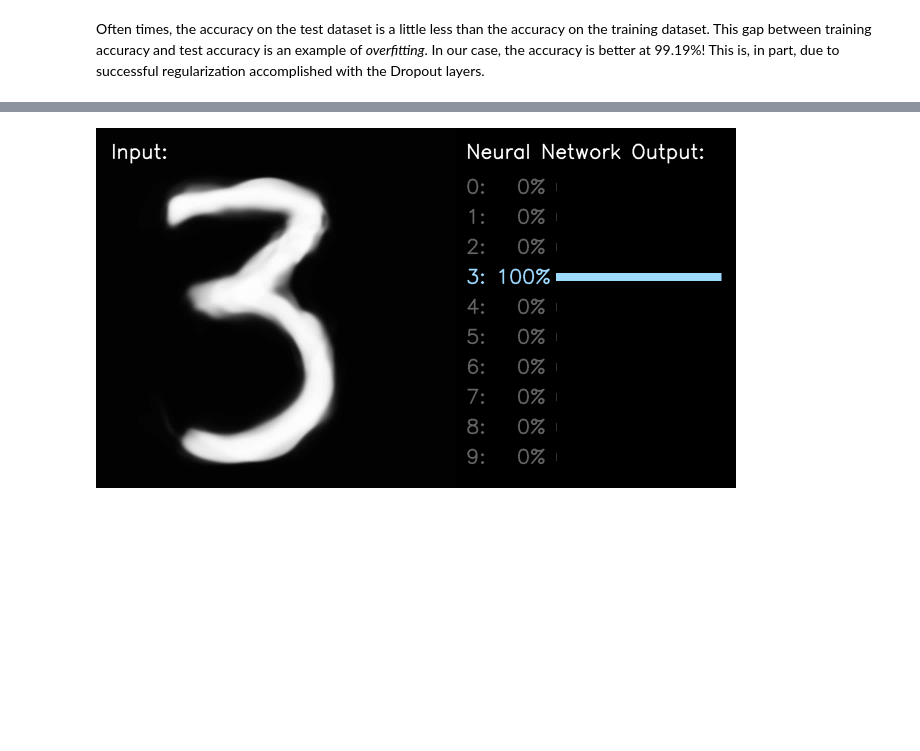
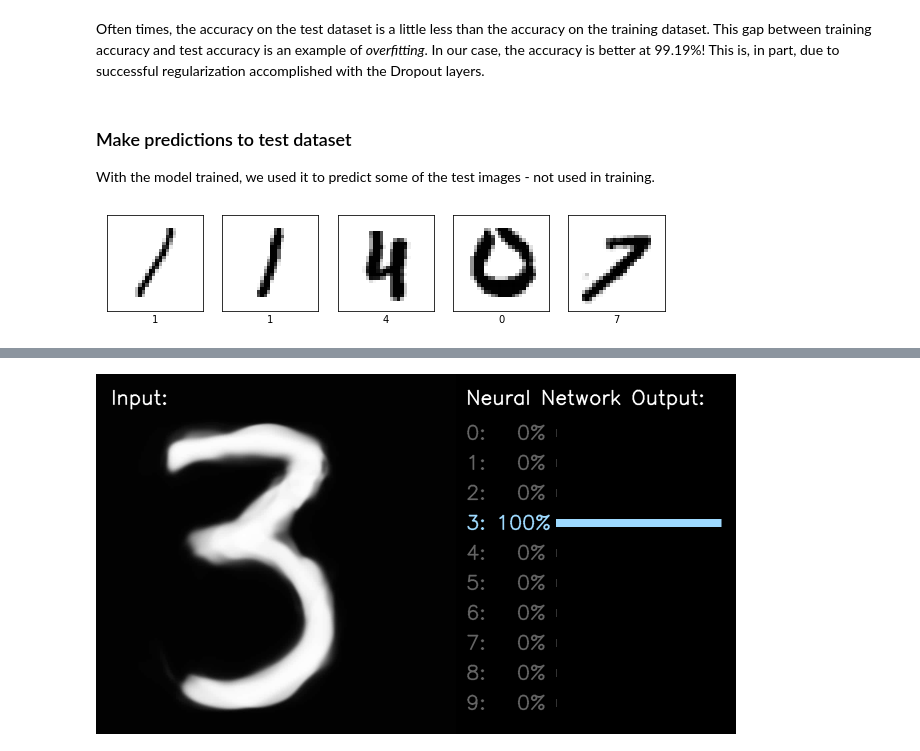
Before and after one commit to ricds/DL_RS_GEE, a Jupyter notebook: tutorial_deep_learning_basics_MITmod.ipynb, the cells around one changed output, grey strips where cells are left out. Cells and saved outputs as stored; diff of their text form; code cells hidden in the pictures; blank space fills up the shorter version.

```diff
--- a/tutorial_deep_learning_basics_MITmod.ipynb
+++ b/tutorial_deep_learning_basics_MITmod.ipynb
@@ -300,7 +300,7 @@ Training the neural network model requires the following steps:
 To start training,  call the `model.fit` method—the model is "fit" to the training data:
 # %%
 import math
-history = model.fit(train_images, train_labels, epochs=5, steps_per_epoch = math.floor(70000/32))
+history = model.fit(train_images, train_labels, epochs=5, steps_per_epoch = math.floor(60000/32))
 # %% [output]
 Epoch 1/5
 2187/2187 [==============================] - 45s 7ms/step - loss: 0.2028 - accuracy: 0.9387
@@ -329,4 +329,29 @@ print('Test accuracy:', test_acc)
 Test accuracy: 0.9912999868392944
 # %% [markdown]
 Often times, the accuracy on the test dataset is a little less than the accuracy on the training dataset. This gap between training accuracy and test accuracy is an example of *overfitting*. In our case, the accuracy is better at 99.19%! This is, in part, due to successful regularization accomplished with the Dropout layers.
+# %% [markdown]
+### Make predictions to test dataset
+
+With the model trained, we used it to predict some of the test images - not used in training.
+# %%
+# predict the class
+preds = model.predict(test_images)
+guess = np.argmax(preds, 1)
+perc = np.rint(preds * 100).astype(int)
+
+# five random numbers
+from numpy.random import randint
+values = randint(0, 10000, 5)
+
+# plot
+plt.figure(figsize=(10,2))
+for i in range(5):
+    plt.subplot(1,5,i+1)
+    plt.xticks([])
+    plt.yticks([])
+    plt.grid(False)
+    plt.imshow(test_images[values[i]].reshape(28, 28), cmap=plt.cm.binary)
+    plt.xlabel(guess[values[i]])
+# %% [output]
+[figure, added]
 # %% [markdown]
```
Also changed, not shown: parts of 1 cell of this notebook.
